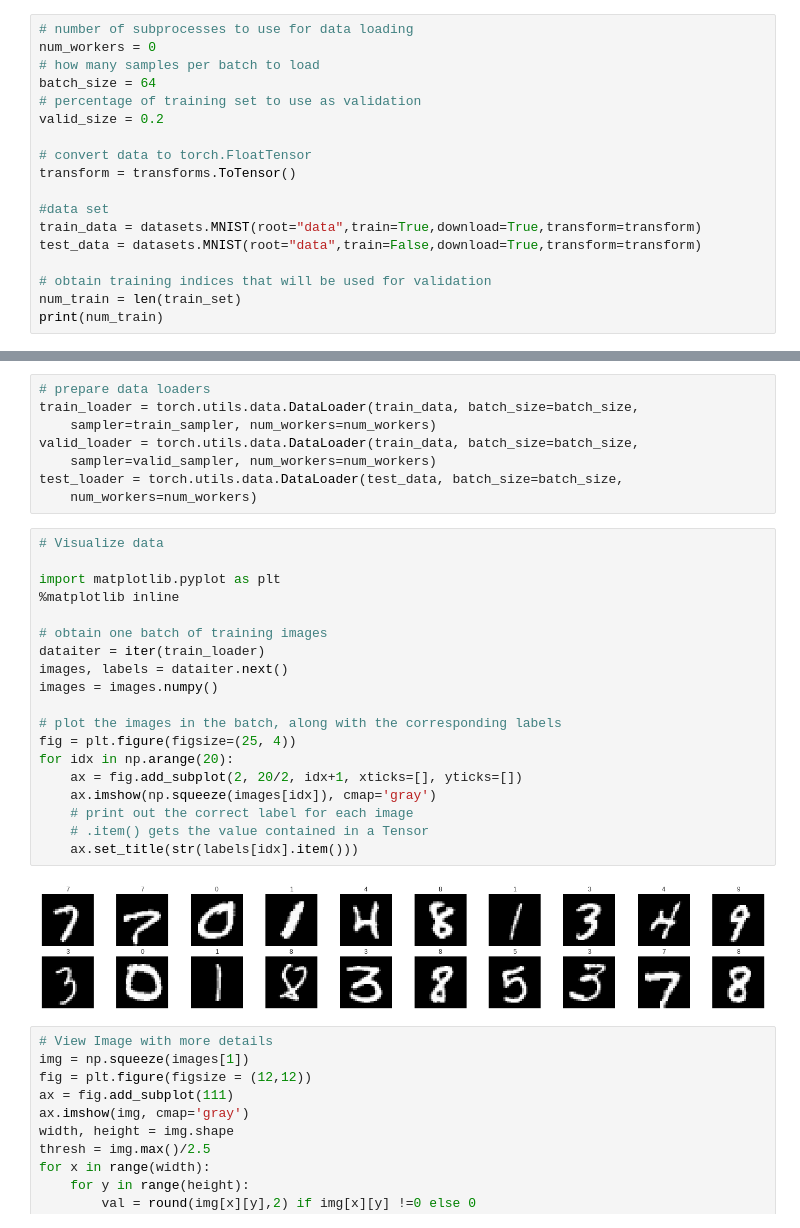
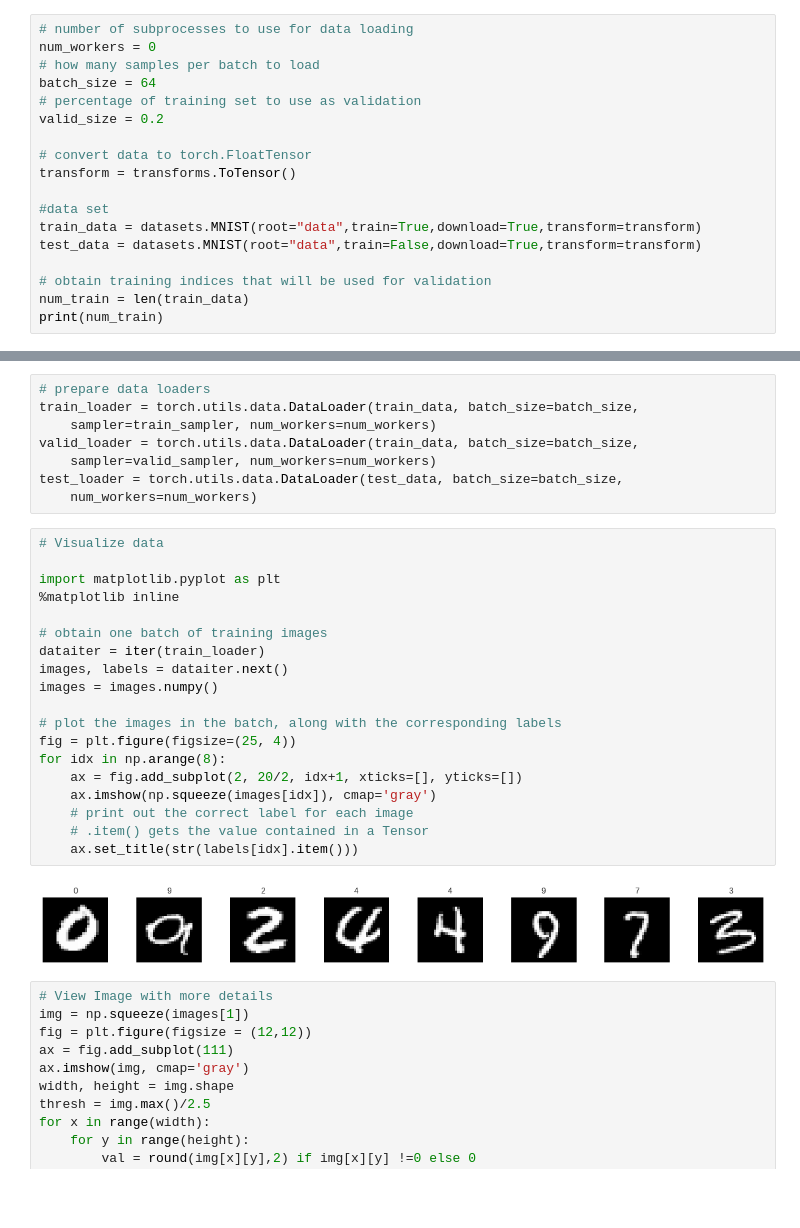
Before and after one commit to Iamsdt/UdacityPyTorch, a Jupyter notebook: src/notebook/MLP_With_Validation.ipynb, the cells around one changed output, grey strips where cells are left out. Cells and saved outputs as stored; diff of their text form; blank space fills up the shorter version.

```diff
--- a/src/notebook/MLP_With_Validation.ipynb
+++ b/src/notebook/MLP_With_Validation.ipynb
@@ -21,7 +21,7 @@ train_data = datasets.MNIST(root="data",train=True,download=True,transform=trans
 test_data = datasets.MNIST(root="data",train=False,download=True,transform=transform)
 
 # obtain training indices that will be used for validation
-num_train = len(train_set)
+num_train = len(train_data)
 print(num_train)
 # %% [output]
 60000
@@ -46,24 +46,24 @@ test_loader = torch.utils.data.DataLoader(test_data, batch_size=batch_size,
 # %%
 # Visualize data
 
 import matplotlib.pyplot as plt
 %matplotlib inline
 
 # obtain one batch of training images
 dataiter = iter(train_loader)
 images, labels = dataiter.next()
 images = images.numpy()
 
 # plot the images in the batch, along with the corresponding labels
 fig = plt.figure(figsize=(25, 4))
-for idx in np.arange(20):
+for idx in np.arange(8):
     ax = fig.add_subplot(2, 20/2, idx+1, xticks=[], yticks=[])
     ax.imshow(np.squeeze(images[idx]), cmap='gray')
     # print out the correct label for each image
     # .item() gets the value contained in a Tensor
     ax.set_title(str(labels[idx].item()))
 # %% [output]
-[figure, old version]
+[figure, new version]
 # %%
 # View Image with more details
 img = np.squeeze(images[1])
```
Also changed, not shown: parts of 6 cells of this notebook.
